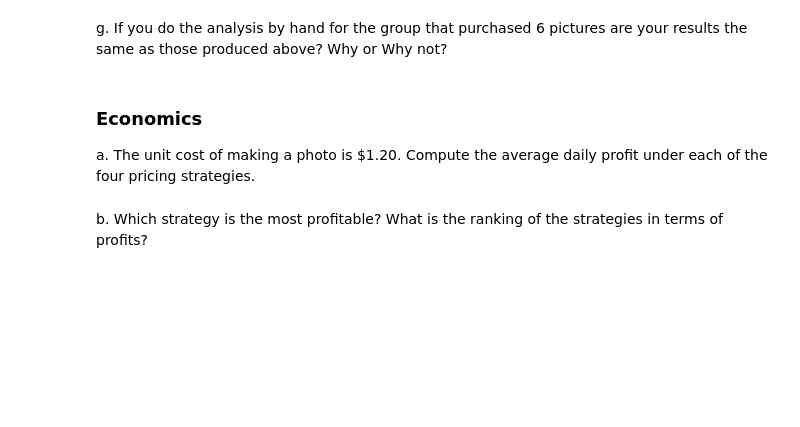
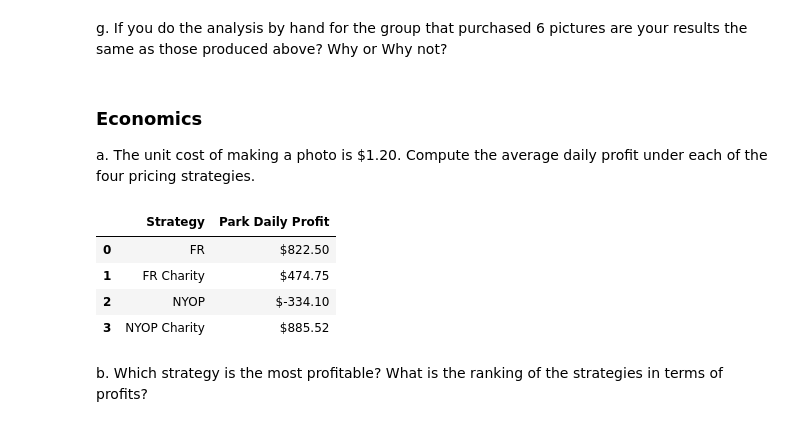
Before and after one commit to rsm-haz161/MGTA453-CaseStudy, a Jupyter notebook: Shared_Social_Responsibility.ipynb, the cells around one changed output. Drawn from its saved outputs; the diff is of its cells as text; code cells hidden in the pictures; blank space fills up the shorter version.

```diff
--- a/Shared_Social_Responsibility.ipynb
+++ b/Shared_Social_Responsibility.ipynb
@@ -81,5 +82,60 @@ g. If you do the analysis by hand for the group that purchased 6 pictures are yo
 ### Economics
 
 a. The unit cost of making a photo is $1.20. Compute the average daily profit under each of the four pricing strategies.
+# %%
+# Author: Zixiao Ma
+# select the data under specific conditions
+fr = sales[sales["Condition"] == "FR"]
+fr_charity = sales[sales["Condition"] == "FR Charity"]
+nyop_sales = sales[sales["Condition"] == "NYOP"]
+nyop_charity_sales = sales[sales["Condition"] == "NYOP Charity"]
+nyop_purchases = nyop[nyop["Condition"] == "NYOP"]
+nyop_charity_purchases = nyop[nyop["Condition"] == "NYOP Charity"]
+# set the price, cost, and donation share
+flat_price = 12.95
+photo_cost = 1.20
+donation_share = 0.50
+# calculate the average daily profit for each condition
+# for FR
+fr_revenue = flat_price * fr["NumberSold"].sum()
+fr_cost = fr["NumberSold"].sum() * photo_cost
+fr_profit = (fr_revenue - fr_cost) / 2
+# for FR charity
+fr_charity_revenue = fr_charity["NumberSold"].sum() * flat_price
+fr_charity_cost = fr_charity["NumberSold"].sum() * photo_cost
+fr_charity_donation = fr_charity_revenue * donation_share
+fr_charity_profit = (fr_charity_revenue - fr_charity_cost - fr_charity_donation) / 2
+# for NYOP
+nyop_revenue = nyop_purchases["Price"].sum()
+nyop_cost = nyop_sales["NumberSold"].sum() * photo_cost
+nyop_profit = (nyop_revenue - nyop_cost) / 2
+# NYOP charity
+nyop_charity_revenue = nyop_charity_purchases["Price"].sum()
+nyop_charity_cost = nyop_charity_sales["NumberSold"].sum() * photo_cost
+nyop_charity_donation = nyop_charity_revenue * donation_share
+nyop_charity_profit = (
+    nyop_charity_revenue - nyop_charity_cost - nyop_charity_donation
+) / 3
+# print the result
+results = pd.DataFrame(
+    {
+        "Strategy": ["FR", "FR Charity", "NYOP", "NYOP Charity"],
+        "Park Daily Profit": [
+            fr_profit,
+            fr_charity_profit,
+            nyop_profit,
+            nyop_charity_profit,
+        ],
+    }
+)
+results.sort_values("Park Daily Profit", ascending=False).round(2)
+# table format
+results.style.format({"Park Daily Profit": "${:,.2f}"})
+# %% [output]
+|  | Strategy | Park Daily Profit |
+| 0 | FR | $822.50 |
+| 1 | FR Charity | $474.75 |
+| 2 | NYOP | $-334.10 |
+| 3 | NYOP Charity | $885.52 |
 # %% [markdown]
 b. Which strategy is the most profitable? What is the ranking of the strategies in terms of profits?
```
Also changed, not shown: parts of 10 cells of this notebook.
